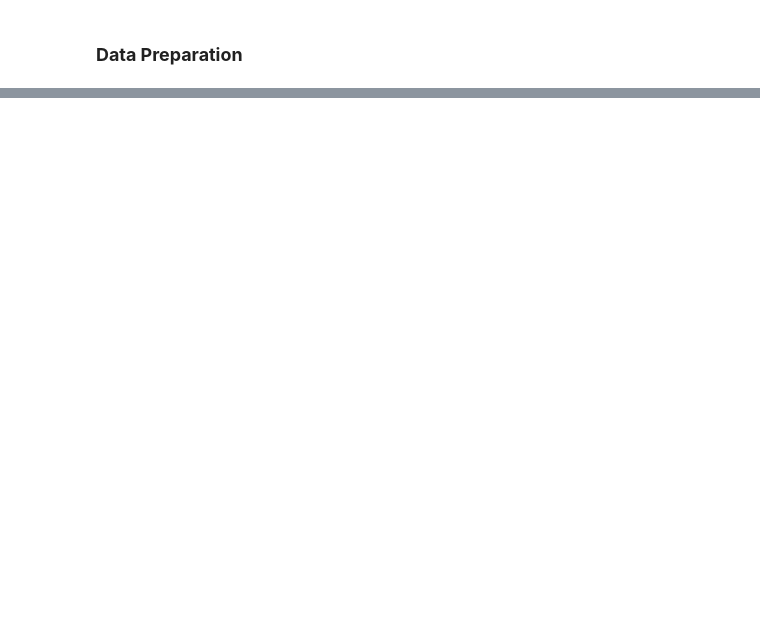
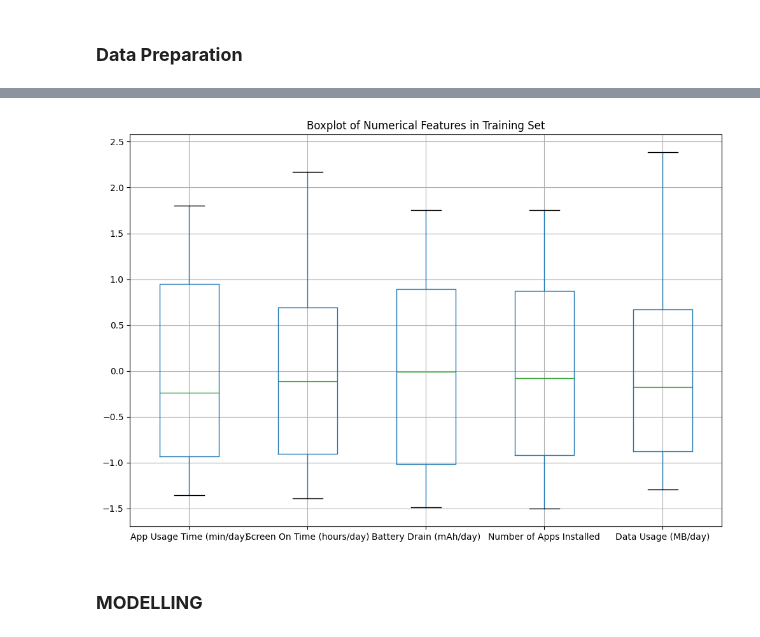
Before and after one commit to victormuuo07/mobile-device-usage-and-behavior-patterns, a Jupyter notebook: mobile-device-usage.ipynb, the cells around one changed output, grey strips where cells are left out. Saved outputs shown, nothing was run; the diff lists cells and outputs as text; code cells hidden in the pictures; blank space fills up the shorter version.

Commit message:
Kaggle Notebook | mobile-DEVICE-USAGE | modelling

```diff
--- a/mobile-device-usage.ipynb
+++ b/mobile-device-usage.ipynb
@@ -101,0 +142,9 @@ X_test[numerical_features] = scaler.transform(X_test[numerical_features])
+# %%
+# 4. Outlier Detection (optional visualization for numerical features)
+X_train[numerical_features].boxplot(figsize=(12, 8))
+plt.title("Boxplot of Numerical Features in Training Set")
+plt.show()
+# %% [output]
+[figure, added]
+# %% [markdown]
+### **MODELLING**
```
Also changed, not shown: parts of 8 cells of this notebook.
